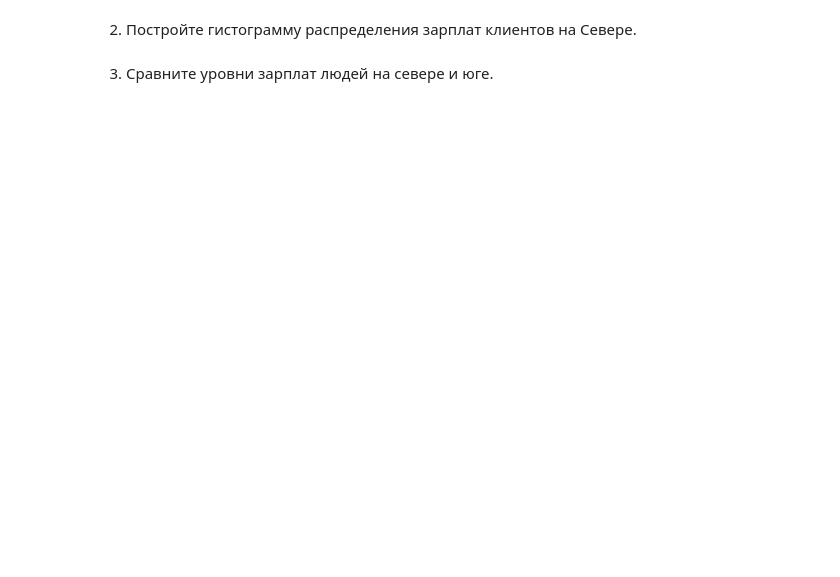
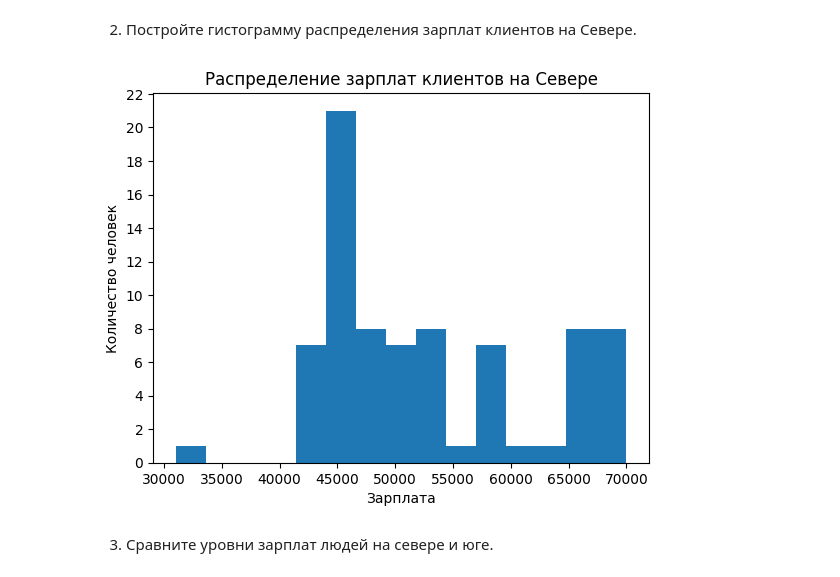
Before and after one commit to zloyaloha/ML, a Jupyter notebook: lab1.ipynb, the cells around one changed output. Cells and saved outputs as stored; diff of their text form; code cells hidden in the pictures; blank space fills up the shorter version.

```diff
--- a/lab1.ipynb
+++ b/lab1.ipynb
@@ -286,4 +301,14 @@ False
 # %% [markdown]
 2. Постройте гистограмму распределения зарплат клиентов на Севере.
+# %%
+north_salary = df[df["region"] == "North"]
+plt.hist(north_salary["annual_income"], bins = 15)
+plt.title('Распределение зарплат клиентов на Севере')
+plt.xlabel('Зарплата')
+plt.ylabel('Количество человек')
+plt.yticks(np.arange(0, 24, 2))
+plt.show()
+# %% [output]
+[figure, added]
 # %% [markdown]
 3. Сравните уровни зарплат людей на севере и юге.
```
Also changed, not shown: parts of 6 cells of this notebook.
